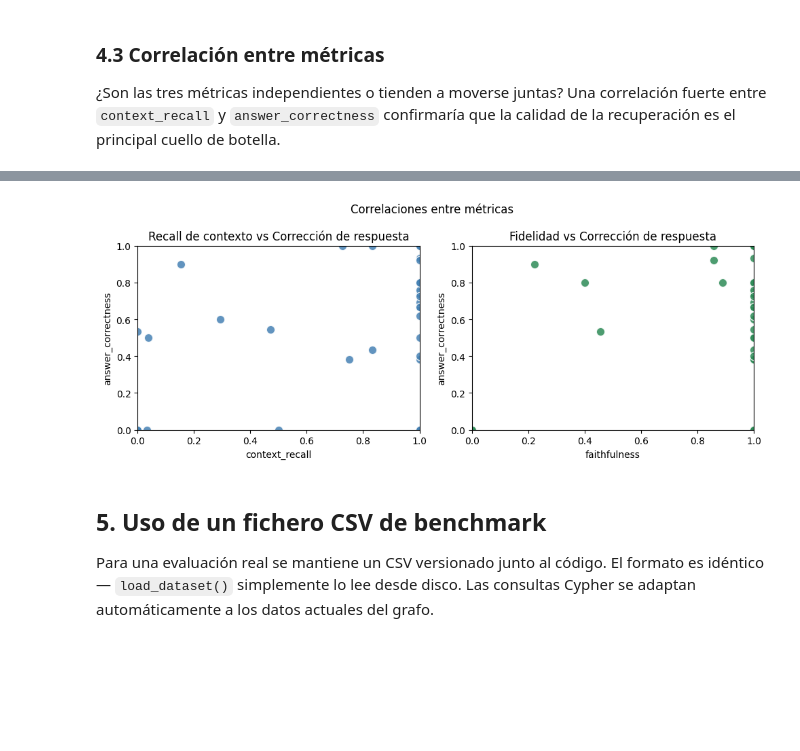
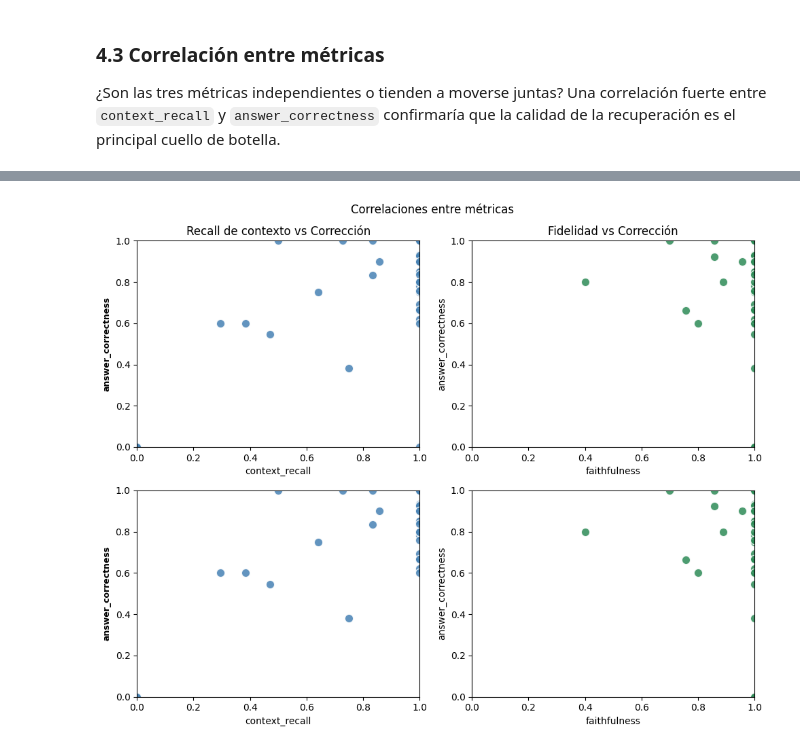
Before and after one commit to pfolgueira/Zoology-GraphRAG, a Jupyter notebook: notebooks/03_evaluation.ipynb, the cells around one changed output, grey strips where cells are left out. Saved outputs shown, nothing was run; the diff lists cells and outputs as text; code cells hidden in the pictures; blank space fills up the shorter version.

```diff
--- a/notebooks/03_evaluation.ipynb
+++ b/notebooks/03_evaluation.ipynb
@@ -718,7 +786,14 @@ faithfulness       : 1.000
 Una correlación fuerte entre `context_recall` y `answer_correctness` confirmaría
 que la calidad de la recuperación es el principal cuello de botella.
 # %%
-corr = scored_df[metrics].corr()
-print("Correlación de Pearson entre métricas:")
-print(corr.round(3))
+datasets = [
+    (df,        f'Todas las preguntas ({len(df)} casos)'),
+    (df_limpio, f'Solo búsqueda ({len(df_limpio)} casos)'),
+]
+
+for dataset, titulo in datasets:
+    print(f"\n{'='*70}")
+    print(f"Correlación de Pearson — {titulo}")
+    print(f"{'='*70}")
+    print(dataset[metrics].corr().round(3))
 # %% [output]
@@ -730,28 +815,32 @@ answer_correctness           0.538         0.172               1.000
 # %%
-fig, axes = plt.subplots(1, 2, figsize=(10, 4))
+datasets = [
+    (df,        f'Todas las preguntas ({len(df)} casos)'),
+    (df_limpio, f'Solo búsqueda ({len(df_limpio)} casos)'),
+]
 
-axes[0].scatter(scored_df['context_recall'], scored_df['answer_correctness'],
-                color='steelblue', edgecolors='white', s=80, alpha=0.85)
-axes[0].set_xlabel('context_recall')
-axes[0].set_ylabel('answer_correctness')
-axes[0].set_title('Recall de contexto vs Corrección de respuesta')
-axes[0].set_xlim(0, 1); axes[0].set_ylim(0, 1)
+scatter_cfg = [
+    ('context_recall', 'answer_correctness', 'steelblue',  'Recall de contexto vs Corrección'),
+    ('faithfulness',   'answer_correctness', 'seagreen',   'Fidelidad vs Corrección'),
+]
 
-axes[1].scatter(scored_df['faithfulness'], scored_df['answer_correctness'],
-                color='seagreen', edgecolors='white', s=80, alpha=0.85)
-axes[1].set_xlabel('faithfulness')
-axes[1].set_ylabel('answer_correctness')
-axes[1].set_title('Fidelidad vs Corrección de respuesta')
-axes[1].set_xlim(0, 1); axes[1].set_ylim(0, 1)
+fig, axes = plt.subplots(2, 2, figsize=(10, 8))
+
+for row, (dataset, titulo) in enumerate(datasets):
+    axes[row, 0].set_ylabel(titulo, fontsize=9, fontweight='bold')
+
+    for col, (x_metric, y_metric, color, subtitulo) in enumerate(scatter_cfg):
+        ax = axes[row, col]
+        ax.scatter(dataset[x_metric], dataset[y_metric],
+                   color=color, edgecolors='white', s=80, alpha=0.85)
+        ax.set_xlabel(x_metric)
+        ax.set_ylabel(y_metric)
+        ax.set_xlim(0, 1)
+        ax.set_ylim(0, 1)
+        if row == 0:
+            ax.set_title(subtitulo)
 
 plt.suptitle('Correlaciones entre métricas', fontsize=12)
 plt.tight_layout()
 plt.show()
 # %% [output]
-[figure, old version]
+[figure, new version]
-# %% [markdown]
-## 5. Uso de un fichero CSV de benchmark
-
-Para una evaluación real se mantiene un CSV versionado junto al código.
-El formato es idéntico — `load_dataset()` simplemente lo lee desde disco.
-Las consultas Cypher se adaptan automáticamente a los datos actuales del grafo.
```
Also changed, not shown: parts of 16 cells of this notebook, 1 other file.
